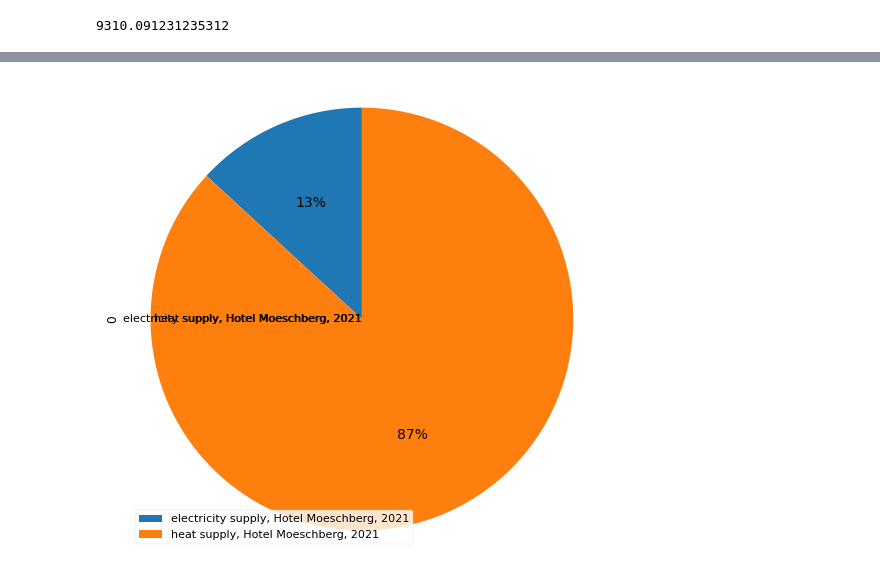
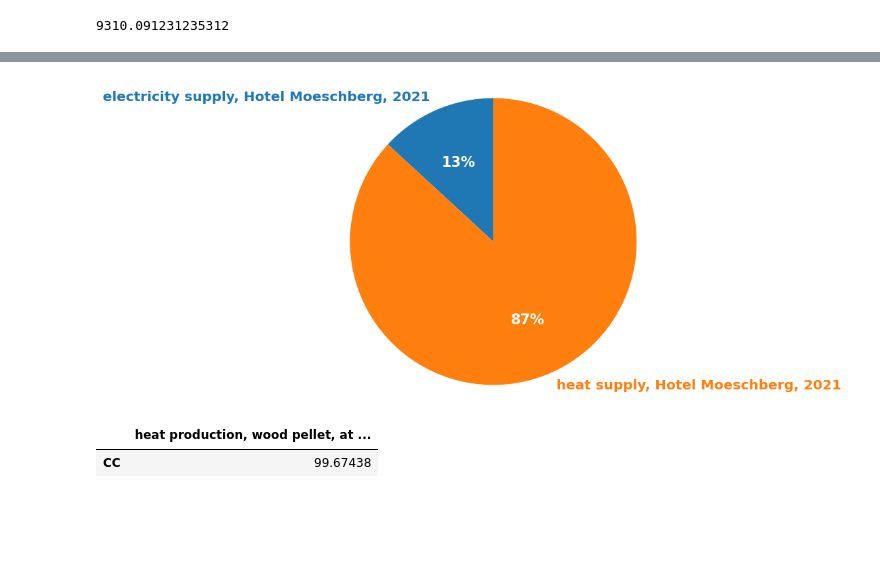
Before and after one commit to tyrael147/moeschpond, a Jupyter notebook: Test.ipynb, the cells around one changed output, grey strips where cells are left out. Drawn from its saved outputs; the diff is of its cells as text; code cells hidden in the pictures; blank space fills up the shorter version.

```diff
--- a/Test.ipynb
+++ b/Test.ipynb
@@ -23,16 +23,9 @@ Databases dictionary with 5 object(s):
 # %%
 ei = bw.Database("ei 3.8 cutoff")
 # %%
-foreground_importer = bi.ExcelImporter("./data/inputs/lci_moeschberg.xlsx")
-for act in foreground_importer.data:
-    # print(act["name"])
-    for exc in act["exchanges"]:
-        if "classifications" in exc:
-            exc.pop("classifications")
-        if "properties" in exc:
-            exc.pop("properties")
-foreground_importer.apply_strategies()
-foreground_importer.match_database("biosphere3", fields=("name", "unit", "categories"))
-foreground_importer.match_database("ei 3.8 cutoff", fields=("name", "unit", "location"))
-foreground_importer.statistics()
-foreground_importer.write_database()
+# foreground_importer = bi.ExcelImporter("./data/inputs/lci_moeschberg.xlsx")
+# foreground_importer.apply_strategies()
+# foreground_importer.match_database("biosphere3", fields=("name", "unit", "categories"))
+# foreground_importer.match_database("ei 3.8 cutoff", fields=("name", "unit", "location"))
+# foreground_importer.statistics()
+# foreground_importer.write_database()
@@ -248,8 +192,40 @@ ValueError: Length mismatch: Expected axis has 1 elements, new values have 3 ele
 # %%
 import matplotlib.pyplot as plt
+
+
+name_CC, share_CC =[], []
+name_CC,share_CC=fraction_scoreLCA(name_CC, share_CC,fu,ipcc,amount=1, level=0, max_level=1,cutoff=.01)
+
+res_CC=pd.DataFrame(index=['CC'],columns=name_CC,data=np.array(share_CC)[np.newaxis]).sort_index(axis=1) #newaxis oermet de transformer un vecteur ligne en colonne
 figure,axes=plt.subplots(figsize=(6,6))
-res_CC.T.plot(kind='pie',ax=axes,subplots=True,autopct='%1.0f%%',startangle = 90, labeldistance=0,legend=True)
+
+patches, texts, pcts =axes.pie(res_CC.T['CC'],autopct='%1.0f%%', labels = res_CC.T.index,startangle = 90,
+                                  textprops={'size': 'x-large'})
+for i, patch in enumerate(patches):
+    texts[i].set_color(patch.get_facecolor())
+plt.setp(pcts, color='white',weight='bold', fontsize=15)
+plt.setp(texts, fontweight=800)
 plt.axis('equal')
 figure.patch.set_facecolor('white')
+# res_CC.T.plot(kind='pie',ax=axes,subplots=True,autopct='%1.0f%%',startangle = 90,legend=True)
+plt.axis('equal')
+figure.patch.set_facecolor('white')
+plt.savefig('./data/outputs/ContributionPhase.png', dpi=300, bbox_inches='tight')
 # %% [output]
-[figure, old version]
+[figure, new version]
+# %%
+name_CC, share_CC =[], []
+name_CC,share_CC=fraction_scoreLCA(name_CC, share_CC,heat,ipcc,amount=1, level=0, max_level=1,cutoff=.01)
+
+res_CC=pd.DataFrame(index=['CC'],columns=name_CC,data=np.array(share_CC)[np.newaxis]).sort_index(axis=1) #newaxis oermet de transformer un vecteur ligne en colonne
+res_CC
+# figure,axes=plt.subplots(figsize=(6,6))
+
+
+# res_CC.T.plot(kind='pie',ax=axes,subplots=True,autopct='%1.0f%%',startangle = 90, labeldistance=None,legend=True)
+# plt.axis('equal')
+# figure.patch.set_facecolor('white')
+# plt.savefig('./data/outputs/ContributionPhase_heatSupply.png', dpi=300, bbox_inches='tight')
+# %% [output]
+|  | heat production, wood pellet, at ... |
+| CC | 99.67438 |
```
Also changed, not shown: parts of 11 cells of this notebook, 5 other files.
